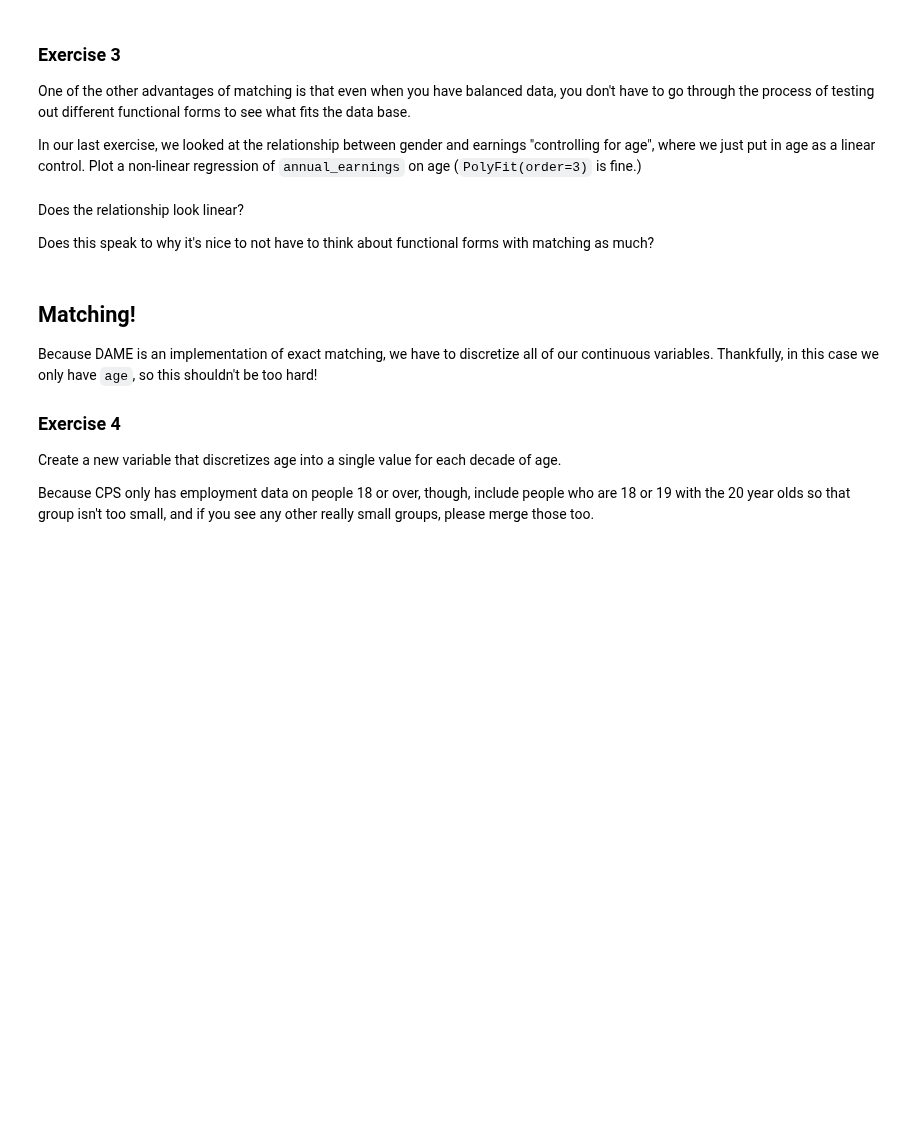
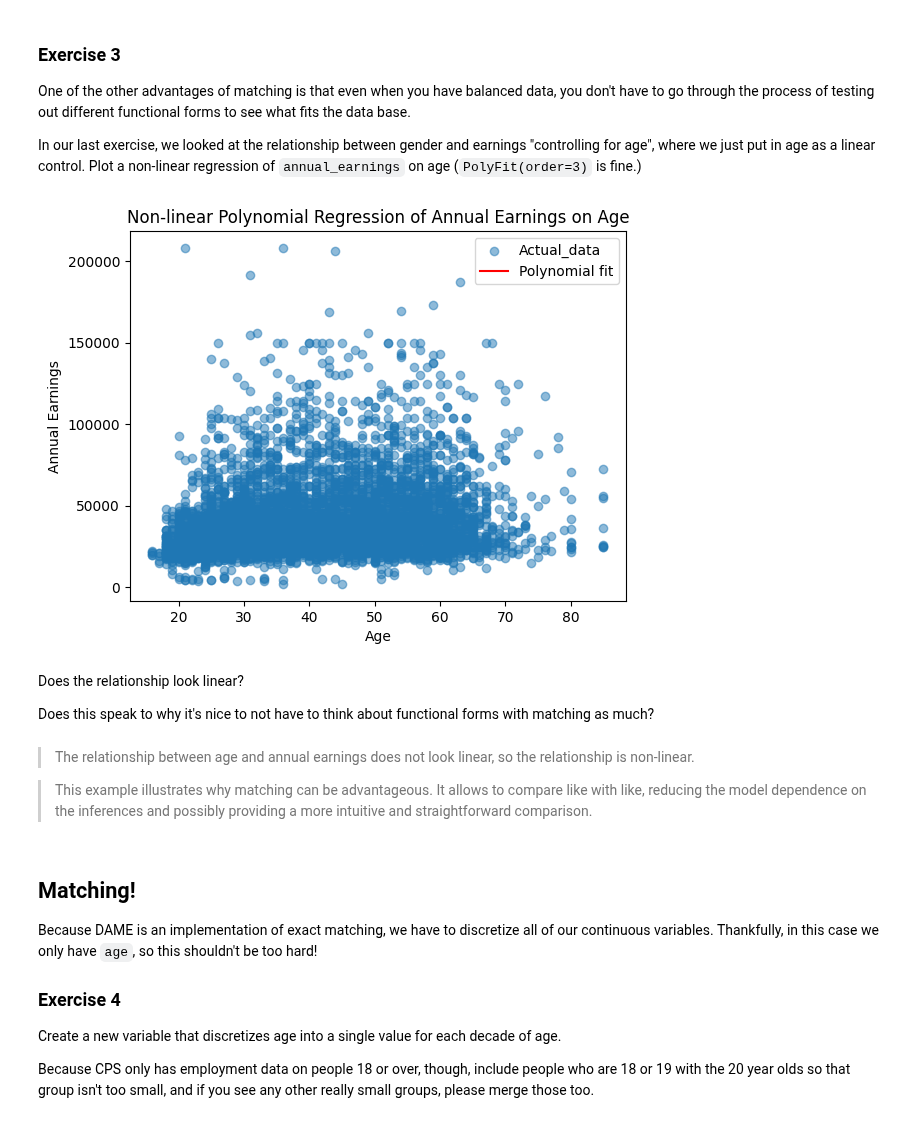
Before and after one commit to nogibjj/ZT-UDS, a Jupyter notebook: exercise_matching.ipynb, the cells around one changed output. Cells and saved outputs as stored; diff of their text form; code cells hidden in the pictures; blank space fills up the shorter version.

```diff
--- a/exercise_matching.ipynb
+++ b/exercise_matching.ipynb
@@ -143,10 +143,32 @@ print(p)
 One of the other advantages of matching is that even when you have balanced data, you don't have to go through the process of testing out different functional forms to see what fits the data base.
 
 In our last exercise, we looked at the relationship between gender and earnings "controlling for age", where we just put in age as a linear control. Plot a non-linear regression of `annual_earnings` on age (`PolyFit(order=3)` is fine.)
+# %%
+import matplotlib.pyplot as plt
+from numpy.polynomial.polynomial import Polynomial
+
+p = Polynomial.fit(cps['age'], cps['annual_earnings'], 3)
+# %%
+age_range = np.linspace(cps['age'].min(), cps['age'].max(), num=500)
+fit = p(age_range)
+# %%
+plt.scatter(cps['age'], cps['annual_earnings'], alpha=0.5, label='Actual_data')
+plt.plot(age_range, fit, color='red', label='Polynomial fit')
+plt.xlabel('Age')
+plt.ylabel('Annual Earnings')
+plt.title('Non-linear Polynomial Regression of Annual Earnings on Age')
+plt.legend()
+plt.show()
+# %% [output]
+[figure, added]
 # %% [markdown]
 Does the relationship look linear?
 
 Does this speak to why it's nice to not have to think about functional forms with matching as much?
+# %% [markdown]
+> The relationship between age and annual earnings does not look linear, so the relationship is non-linear.
+
+> This example illustrates why matching can be advantageous. It allows to compare like with like, reducing the model dependence on the inferences and possibly providing a more intuitive and straightforward comparison.
 # %% [markdown]
 ## Matching!
 
```
Also changed, not shown: parts of 1 cell of this notebook.
